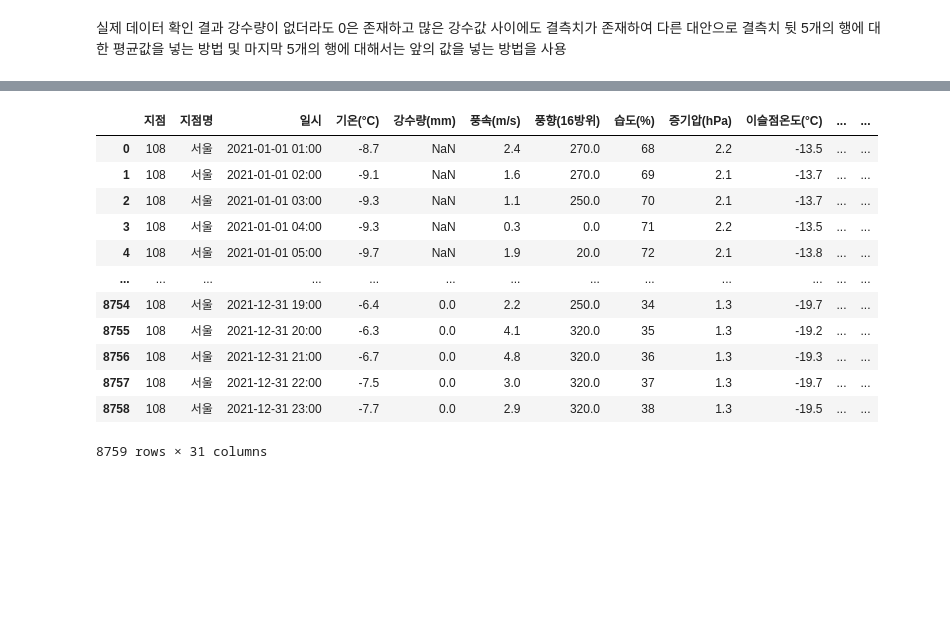
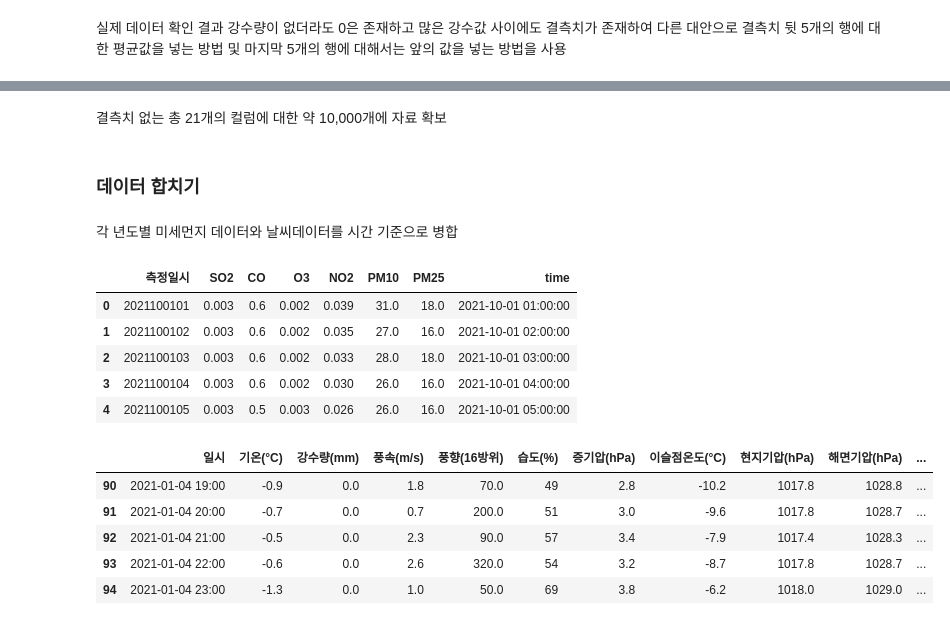
Before and after one commit to hwtheowl/Air_Quality_Prediction, a Jupyter notebook: Preprocess.ipynb, the cells around one changed output, grey strips where cells are left out. Cells and saved outputs as stored; diff of their text form; code cells hidden in the pictures; blank space fills up the shorter version.

```diff
--- a/Preprocess.ipynb
+++ b/Preprocess.ipynb
@@ -222,6 +224,6 @@ memory usage: 641.4+ KB
 # %%
-weather_21 = law_weather_21.drop(columns=["기온 QC플래그", "강수량 QC플래그", "풍속 QC플래그", "풍향 QC플래그", "습도 QC플래그", "현지기압 QC플래그", "해면기압 QC플래그", "지면상태(지면상태코드)", "지면온도 QC플래그"])
-weather_22 = law_weather_22.drop(columns=["기온 QC플래그", "강수량 QC플래그", "풍속 QC플래그", "풍향 QC플래그", "습도 QC플래그", "현지기압 QC플래그", "해면기압 QC플래그", "지면상태(지면상태코드)", "지면온도 QC플래그"])
+weather_21 = law_weather_21.drop(columns=["지점", "지점명", "기온 QC플래그", "강수량 QC플래그", "풍속 QC플래그", "풍향 QC플래그", "습도 QC플래그", "현지기압 QC플래그", "해면기압 QC플래그", "지면상태(지면상태코드)", "지면온도 QC플래그"])
+weather_22 = law_weather_22.drop(columns=["지점", "지점명", "기온 QC플래그", "강수량 QC플래그", "풍속 QC플래그", "풍향 QC플래그", "습도 QC플래그", "현지기압 QC플래그", "해면기압 QC플래그", "지면상태(지면상태코드)", "지면온도 QC플래그"])
 # %%
 weather_21.info()
 # %% [output]
@@ -312,0 +359,9 @@ dtype: int64
+# %%
+weather_21 = weather_21.drop(columns=["일조 QC플래그", "일사 QC플래그"])
+weather_22 = weather_22.drop(columns=["일조 QC플래그", "일사 QC플래그"])
+
+weather_21["일조(hr)"] = weather_21["일조(hr)"].fillna(0)
+weather_22["일조(hr)"] = weather_22["일조(hr)"].fillna(0)
+
+weather_21["일사(MJ/m2)"] = weather_21["일사(MJ/m2)"].fillna(0)
+weather_22["일사(MJ/m2)"] = weather_22["일사(MJ/m2)"].fillna(0)
@@ -312,0 +392,6 @@ dtype: int64
+# %%
+weather_21 = weather_21.drop(columns=["운형(운형약어)", "최저운고(100m )", "현상번호(국내식)"])
+weather_22 = weather_22.drop(columns=["운형(운형약어)", "최저운고(100m )", "현상번호(국내식)"])
+# %%
+weather_21 = weather_21.dropna(axis=0)
+weather_22 = weather_22.dropna(axis=0)
@@ -313,16 +419,24 @@ dtype: int64
+# %% [markdown]
+결측치 없는 총 21개의 컬럼에 대한 약 10,000개에 자료 확보
+# %% [markdown]
+### 데이터 합치기
+# %% [markdown]
+각 년도별 미세먼지 데이터와 날씨데이터를 시간 기준으로 병합
+# %%
+air_21.head()
+# %% [output]
+|  | 측정일시 | SO2 | CO | O3 | NO2 | PM10 | PM25 | time |
+| 0 | 2021100101 | 0.003 | 0.6 | 0.002 | 0.039 | 31.0 | 18.0 | 2021-10-01 01:00:00 |
+| 1 | 2021100102 | 0.003 | 0.6 | 0.002 | 0.035 | 27.0 | 16.0 | 2021-10-01 02:00:00 |
+| 2 | 2021100103 | 0.003 | 0.6 | 0.002 | 0.033 | 28.0 | 18.0 | 2021-10-01 03:00:00 |
+| 3 | 2021100104 | 0.003 | 0.6 | 0.002 | 0.030 | 26.0 | 16.0 | 2021-10-01 04:00:00 |
+| 4 | 2021100105 | 0.003 | 0.5 | 0.003 | 0.026 | 26.0 | 16.0 | 2021-10-01 05:00:00 |
 # %%
-weather_21
+weather_21.head()
 # %% [output]
-|  | 지점 | 지점명 | 일시 | 기온(°C) | 강수량(mm) | 풍속(m/s) | 풍향(16방위) | 습도(%) | 증기압(hPa) | 이슬점온도(°C) | ... | ... |
-| 0 | 108 | 서울 | 2021-01-01 01:00 | -8.7 | NaN | 2.4 | 270.0 | 68 | 2.2 | -13.5 | ... | ... |
-| 1 | 108 | 서울 | 2021-01-01 02:00 | -9.1 | NaN | 1.6 | 270.0 | 69 | 2.1 | -13.7 | ... | ... |
-| 2 | 108 | 서울 | 2021-01-01 03:00 | -9.3 | NaN | 1.1 | 250.0 | 70 | 2.1 | -13.7 | ... | ... |
-| 3 | 108 | 서울 | 2021-01-01 04:00 | -9.3 | NaN | 0.3 | 0.0 | 71 | 2.2 | -13.5 | ... | ... |
-| 4 | 108 | 서울 | 2021-01-01 05:00 | -9.7 | NaN | 1.9 | 20.0 | 72 | 2.1 | -13.8 | ... | ... |
-| ... | ... | ... | ... | ... | ... | ... | ... | ... | ... | ... | ... | ... |
-| 8754 | 108 | 서울 | 2021-12-31 19:00 | -6.4 | 0.0 | 2.2 | 250.0 | 34 | 1.3 | -19.7 | ... | ... |
-| 8755 | 108 | 서울 | 2021-12-31 20:00 | -6.3 | 0.0 | 4.1 | 320.0 | 35 | 1.3 | -19.2 | ... | ... |
-| 8756 | 108 | 서울 | 2021-12-31 21:00 | -6.7 | 0.0 | 4.8 | 320.0 | 36 | 1.3 | -19.3 | ... | ... |
-| 8757 | 108 | 서울 | 2021-12-31 22:00 | -7.5 | 0.0 | 3.0 | 320.0 | 37 | 1.3 | -19.7 | ... | ... |
-| 8758 | 108 | 서울 | 2021-12-31 23:00 | -7.7 | 0.0 | 2.9 | 320.0 | 38 | 1.3 | -19.5 | ... | ... |
+|  | 일시 | 기온(°C) | 강수량(mm) | 풍속(m/s) | 풍향(16방위) | 습도(%) | 증기압(hPa) | 이슬점온도(°C) | 현지기압(hPa) | 해면기압(hPa) | ... |
+| 90 | 2021-01-04 19:00 | -0.9 | 0.0 | 1.8 | 70.0 | 49 | 2.8 | -10.2 | 1017.8 | 1028.8 | ... |
+| 91 | 2021-01-04 20:00 | -0.7 | 0.0 | 0.7 | 200.0 | 51 | 3.0 | -9.6 | 1017.8 | 1028.7 | ... |
+| 92 | 2021-01-04 21:00 | -0.5 | 0.0 | 2.3 | 90.0 | 57 | 3.4 | -7.9 | 1017.4 | 1028.3 | ... |
+| 93 | 2021-01-04 22:00 | -0.6 | 0.0 | 2.6 | 320.0 | 54 | 3.2 | -8.7 | 1017.8 | 1028.7 | ... |
+| 94 | 2021-01-04 23:00 | -1.3 | 0.0 | 1.0 | 50.0 | 69 | 3.8 | -6.2 | 1018.0 | 1029.0 | ... |
-8759 rows × 31 columns
```
Also changed, not shown: parts of 28 cells of this notebook, 5 other files.
